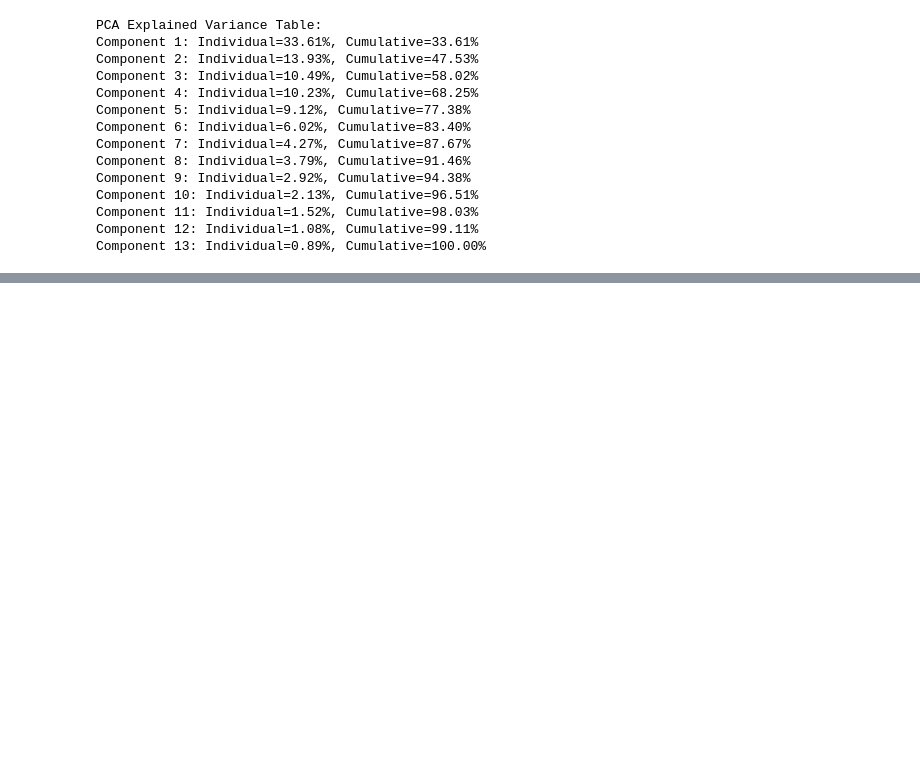
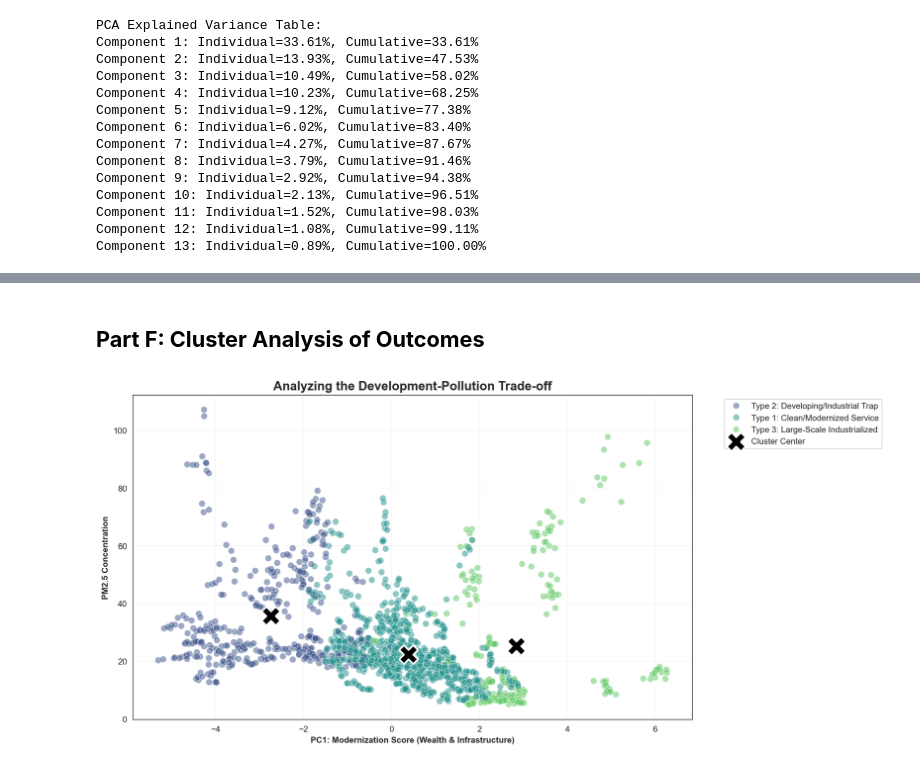
Before and after one commit to chrislowzhengxi/intro-ml, a Jupyter notebook: project/code.ipynb, the cells around one changed output, grey strips where cells are left out. Saved outputs shown, nothing was run; the diff lists cells and outputs as text; code cells hidden in the pictures; blank space fills up the shorter version.

```diff
--- a/project/code.ipynb
+++ b/project/code.ipynb
@@ -1310,0 +1337,7 @@ Component 13: Individual=0.89%, Cumulative=100.00%
+# %%
+optimal_k = 3
+kmeans = KMeans(n_clusters=optimal_k, random_state=42, n_init=10)
+clusters = kmeans.fit_predict(X_pca)
+
+pca_df['Cluster'] = clusters
+pca_df['Cluster'] = pca_df['Cluster'].astype(str)
@@ -1310,0 +1461,38 @@ Component 13: Individual=0.89%, Cumulative=100.00%
+# %% [markdown]
+## **Part F: Cluster Analysis of Outcomes**
+# %%
+# 1. Attach the PC columns to your main dataframe
+df['PC1'] = pca_df['PC1'].values
+df['PC2'] = pca_df['PC2'].values
+df['PC3'] = pca_df['PC3'].values
+
+# 2. Attach the clusters and names
+df['Cluster'] = clusters
+cluster_name_map = {
+    0: 'Type 1: Clean/Modernized Service',
+    1: 'Type 2: Developing/Industrial Trap',
+    2: 'Type 3: Large-Scale Industrialized'
+}
+df['Cluster Name'] = df['Cluster'].map(cluster_name_map)
+
+# 3. Now the plot will work!
+import seaborn as sns
+import matplotlib.pyplot as plt
+
+plt.figure(figsize=(12, 7))
+sns.scatterplot(data=df, x='PC1', y='pm25', hue='Cluster Name',
+                palette='viridis', alpha=0.5, s=60)
+
+# Add the cluster centers (means) for a professional finish
+centers = df.groupby('Cluster Name').agg({'PC1':'mean', 'pm25':'mean'}).reset_index()
+sns.scatterplot(data=centers, x='PC1', y='pm25', color='black',
+                s=500, marker='X', label='Cluster Center', edgecolor='white', linewidth=2)
+
+plt.title('Analyzing the Development-Pollution Trade-off', fontsize=15, fontweight='bold')
+plt.xlabel('PC1: Modernization Score (Wealth & Infrastructure)', fontweight='bold')
+plt.ylabel('PM2.5 Concentration', fontweight='bold')
+plt.grid(True, alpha=0.2)
+plt.legend(bbox_to_anchor=(1.05, 1), loc='upper left')
+plt.show()
+# %% [output]
+[figure, added]
```
Also changed, not shown: parts of 23 cells of this notebook.
